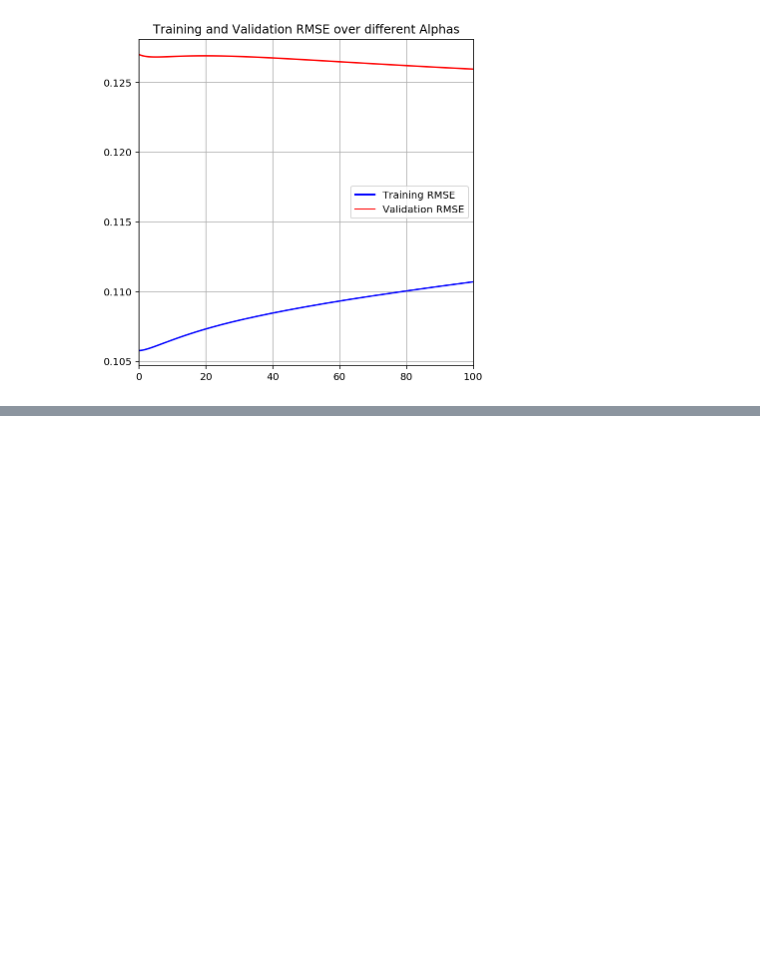
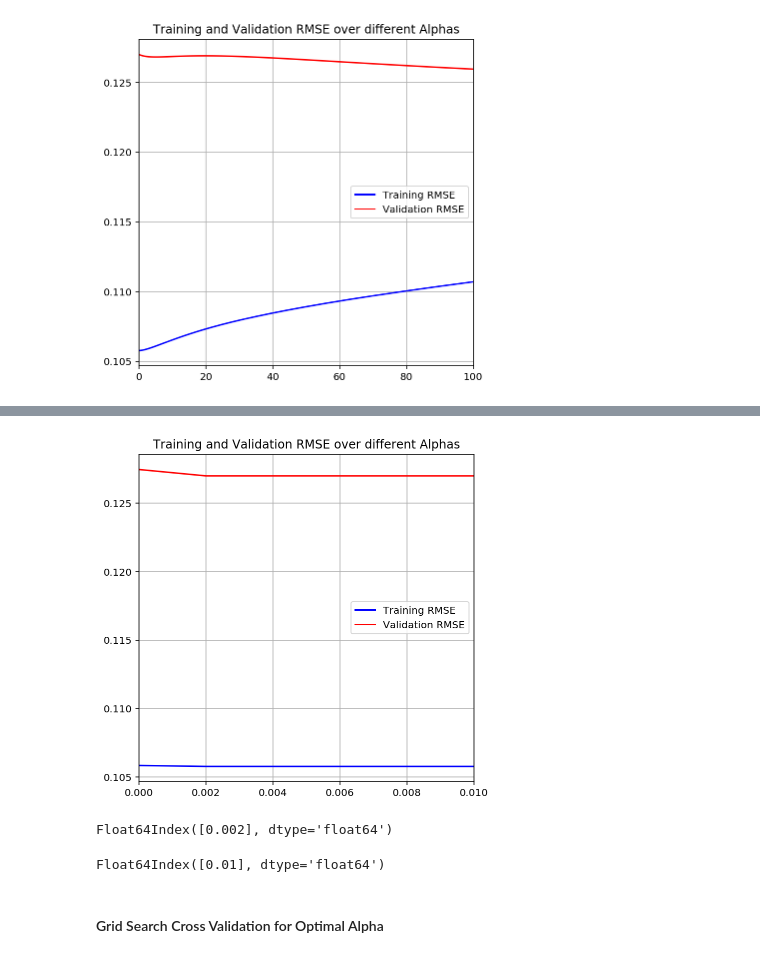
Before and after one commit to Joshuayeo95/Housing-Prices, a Jupyter notebook: linear_models.ipynb, the cells around one changed output, grey strips where cells are left out. Drawn from its saved outputs; the diff is of its cells as text; code cells hidden in the pictures; blank space fills up the shorter version.

```diff
--- a/linear_models.ipynb
+++ b/linear_models.ipynb
@@ -457,0 +604,16 @@ gscv_lasso_model.best_params_
+# %%
+alpha_vector = np.linspace(0,0.01,6)
+# %%
+ridge_rmse_train, ridge_rmse_valid = ridge_alpha_plots(alpha_vector, X_train, y_train, X_valid, y_valid, return_series=True)
+# %% [output]
+[figure, added]
+# %%
+ridge_rmse_train.nsmallest(n=1).index
+# %% [output]
+Float64Index([0.002], dtype='float64')
+# %%
+ridge_rmse_valid.nsmallest(n=1).index
+# %% [output]
+Float64Index([0.01], dtype='float64')
+# %% [markdown]
+#### Grid Search Cross Validation for Optimal Alpha
```
Also changed, not shown: parts of 78 cells of this notebook.
